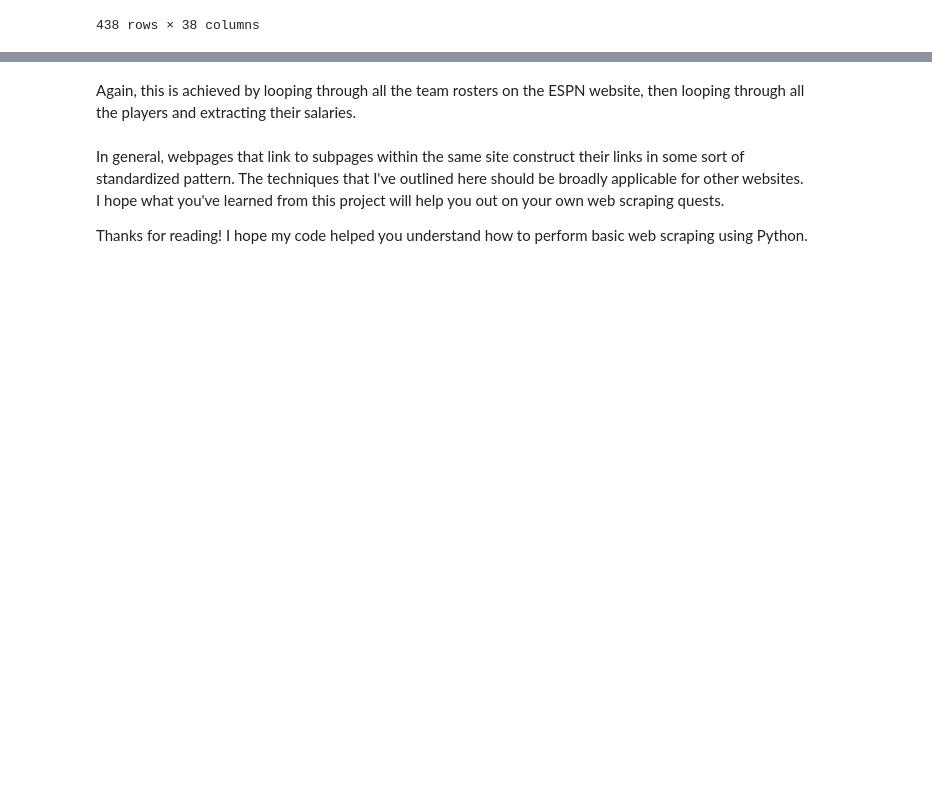
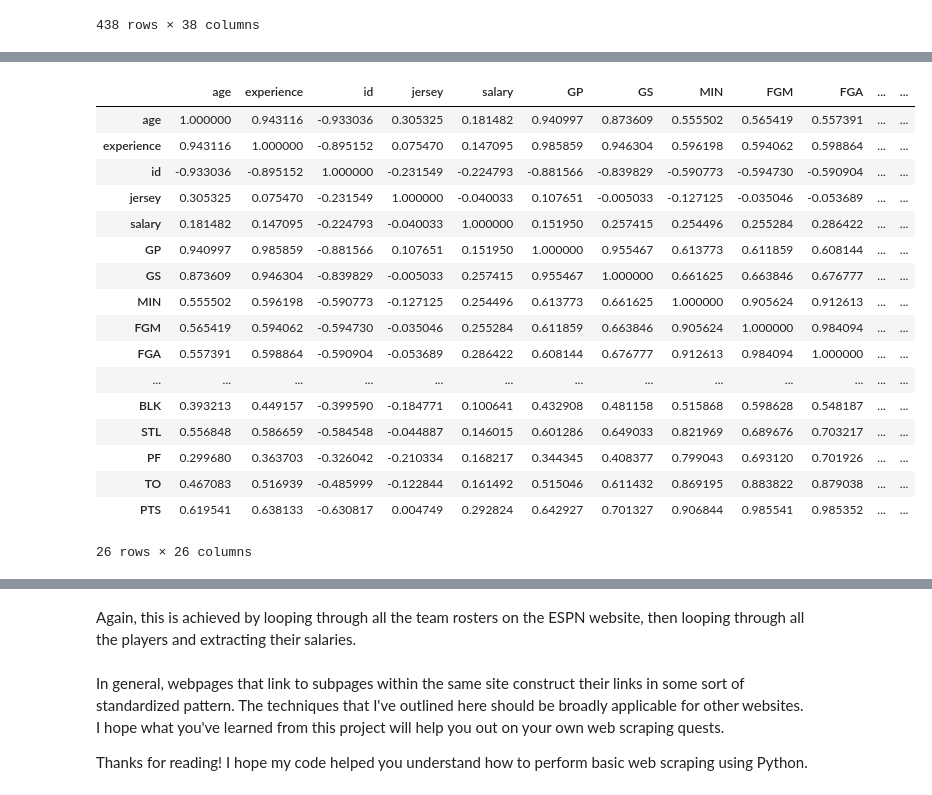
Before and after one commit to erilu/web-scraping-NBA-statistics, a Jupyter notebook: scrape-nba-salaries-notebook.ipynb, the cells around one changed output, grey strips where cells are left out. Cells and saved outputs as stored; diff of their text form; code cells hidden in the pictures; blank space fills up the shorter version.

```diff
--- a/scrape-nba-salaries-notebook.ipynb
+++ b/scrape-nba-salaries-notebook.ipynb
@@ -422,0 +443,21 @@ test = all_stats_df['salary'].values
+# %%
+mean_df.corr()
+# %% [output]
+|  | age | experience | id | jersey | salary | GP | GS | MIN | FGM | FGA | ... | ... |
+| age | 1.000000 | 0.943116 | -0.933036 | 0.305325 | 0.181482 | 0.940997 | 0.873609 | 0.555502 | 0.565419 | 0.557391 | ... | ... |
+| experience | 0.943116 | 1.000000 | -0.895152 | 0.075470 | 0.147095 | 0.985859 | 0.946304 | 0.596198 | 0.594062 | 0.598864 | ... | ... |
+| id | -0.933036 | -0.895152 | 1.000000 | -0.231549 | -0.224793 | -0.881566 | -0.839829 | -0.590773 | -0.594730 | -0.590904 | ... | ... |
+| jersey | 0.305325 | 0.075470 | -0.231549 | 1.000000 | -0.040033 | 0.107651 | -0.005033 | -0.127125 | -0.035046 | -0.053689 | ... | ... |
+| salary | 0.181482 | 0.147095 | -0.224793 | -0.040033 | 1.000000 | 0.151950 | 0.257415 | 0.254496 | 0.255284 | 0.286422 | ... | ... |
+| GP | 0.940997 | 0.985859 | -0.881566 | 0.107651 | 0.151950 | 1.000000 | 0.955467 | 0.613773 | 0.611859 | 0.608144 | ... | ... |
+| GS | 0.873609 | 0.946304 | -0.839829 | -0.005033 | 0.257415 | 0.955467 | 1.000000 | 0.661625 | 0.663846 | 0.676777 | ... | ... |
+| MIN | 0.555502 | 0.596198 | -0.590773 | -0.127125 | 0.254496 | 0.613773 | 0.661625 | 1.000000 | 0.905624 | 0.912613 | ... | ... |
+| FGM | 0.565419 | 0.594062 | -0.594730 | -0.035046 | 0.255284 | 0.611859 | 0.663846 | 0.905624 | 1.000000 | 0.984094 | ... | ... |
+| FGA | 0.557391 | 0.598864 | -0.590904 | -0.053689 | 0.286422 | 0.608144 | 0.676777 | 0.912613 | 0.984094 | 1.000000 | ... | ... |
+| ... | ... | ... | ... | ... | ... | ... | ... | ... | ... | ... | ... | ... |
+| BLK | 0.393213 | 0.449157 | -0.399590 | -0.184771 | 0.100641 | 0.432908 | 0.481158 | 0.515868 | 0.598628 | 0.548187 | ... | ... |
+| STL | 0.556848 | 0.586659 | -0.584548 | -0.044887 | 0.146015 | 0.601286 | 0.649033 | 0.821969 | 0.689676 | 0.703217 | ... | ... |
+| PF | 0.299680 | 0.363703 | -0.326042 | -0.210334 | 0.168217 | 0.344345 | 0.408377 | 0.799043 | 0.693120 | 0.701926 | ... | ... |
+| TO | 0.467083 | 0.516939 | -0.485999 | -0.122844 | 0.161492 | 0.515046 | 0.611432 | 0.869195 | 0.883822 | 0.879038 | ... | ... |
+| PTS | 0.619541 | 0.638133 | -0.630817 | 0.004749 | 0.292824 | 0.642927 | 0.701327 | 0.906844 | 0.985541 | 0.985352 | ... | ... |
+26 rows × 26 columns
```
Also changed, not shown: parts of 8 cells of this notebook.
